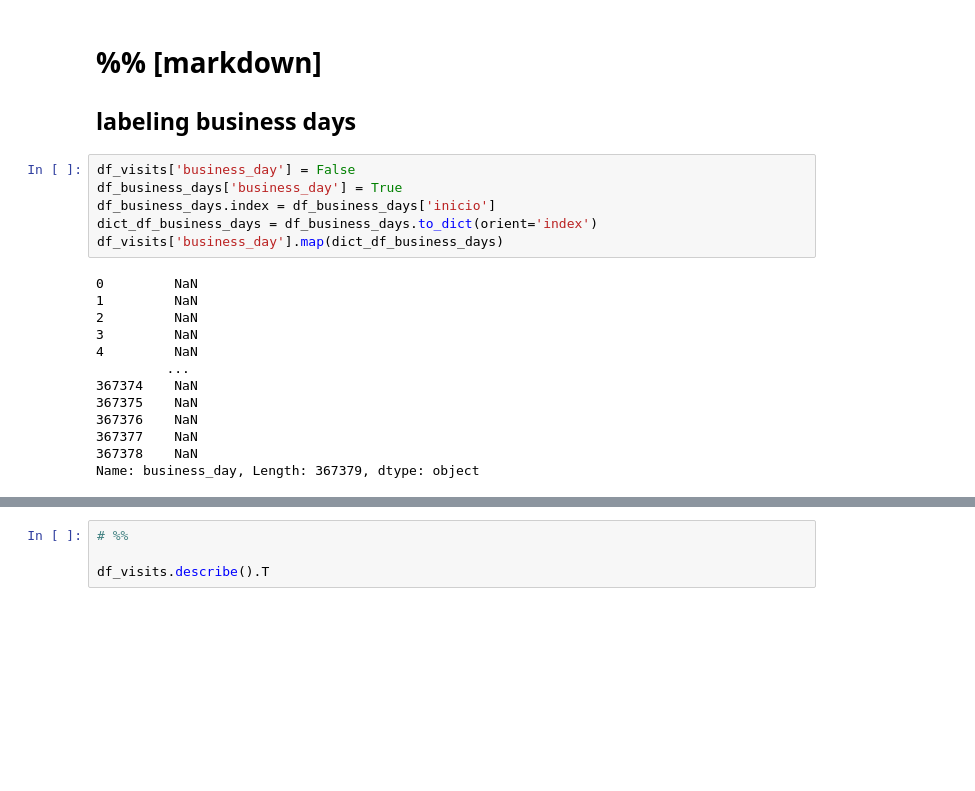
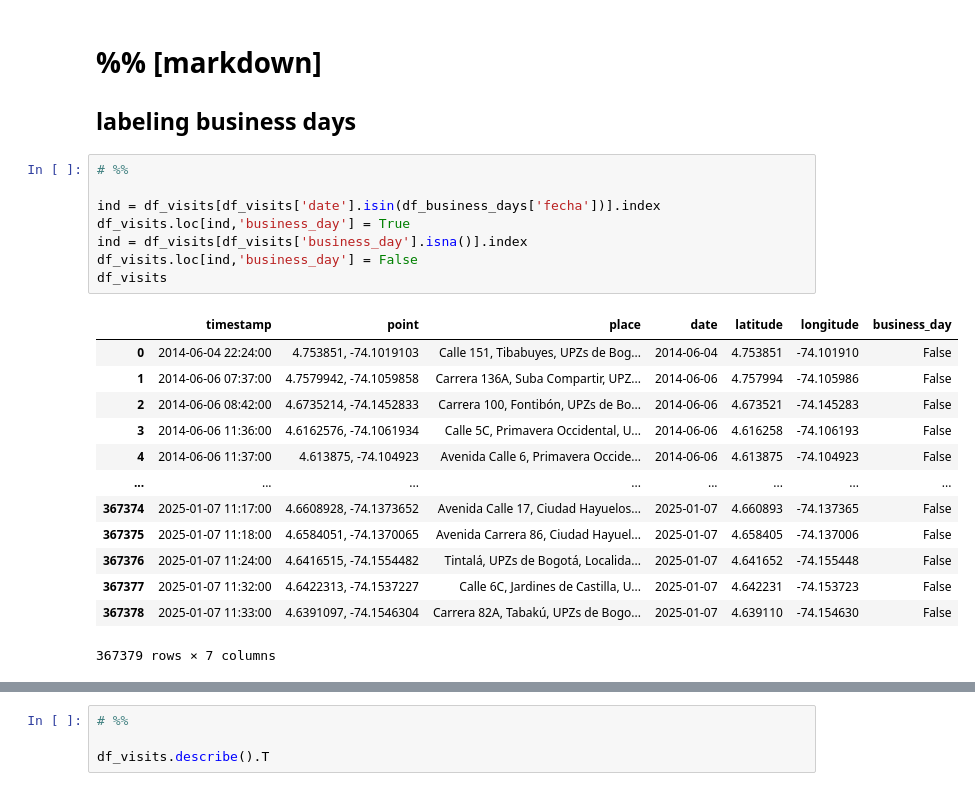
Before and after one commit to DLesmes/groutes_dash, a Jupyter notebook: notebooks/eda.ipynb, the cells around one changed output, grey strips where cells are left out. Saved outputs shown, nothing was run; the diff lists cells and outputs as text; blank space fills up the shorter version.

```diff
--- a/notebooks/eda.ipynb
+++ b/notebooks/eda.ipynb
@@ -178,22 +196,25 @@ df_business_days[object_features_business_days].describe(include='all').T
 # %% [markdown]
 
  ## labeling business days
-# %%
-df_visits['business_day'] = False
-df_business_days['business_day'] = True
-df_business_days.index = df_business_days['inicio']
-dict_df_business_days = df_business_days.to_dict(orient='index')
-df_visits['business_day'].map(dict_df_business_days)
-# %% [output]
-0         NaN
-1         NaN
-2         NaN
-3         NaN
-4         NaN
-         ...
-367374    NaN
-367375    NaN
-367376    NaN
-367377    NaN
-367378    NaN
-Name: business_day, Length: 367379, dtype: object
+# %%
+# %%
+
+ind = df_visits[df_visits['date'].isin(df_business_days['fecha'])].index
+df_visits.loc[ind,'business_day'] = True
+ind = df_visits[df_visits['business_day'].isna()].index
+df_visits.loc[ind,'business_day'] = False
+df_visits
+# %% [output]
+|  | timestamp | point | place | date | latitude | longitude | business_day |
+| 0 | 2014-06-04 22:24:00 | 4.753851, -74.1019103 | Calle 151, Tibabuyes, UPZs de Bog... | 2014-06-04 | 4.753851 | -74.101910 | False |
+| 1 | 2014-06-06 07:37:00 | 4.7579942, -74.1059858 | Carrera 136A, Suba Compartir, UPZ... | 2014-06-06 | 4.757994 | -74.105986 | False |
+| 2 | 2014-06-06 08:42:00 | 4.6735214, -74.1452833 | Carrera 100, Fontibón, UPZs de Bo... | 2014-06-06 | 4.673521 | -74.145283 | False |
+| 3 | 2014-06-06 11:36:00 | 4.6162576, -74.1061934 | Calle 5C, Primavera Occidental, U... | 2014-06-06 | 4.616258 | -74.106193 | False |
+| 4 | 2014-06-06 11:37:00 | 4.613875, -74.104923 | Avenida Calle 6, Primavera Occide... | 2014-06-06 | 4.613875 | -74.104923 | False |
+| ... | ... | ... | ... | ... | ... | ... | ... |
+| 367374 | 2025-01-07 11:17:00 | 4.6608928, -74.1373652 | Avenida Calle 17, Ciudad Hayuelos... | 2025-01-07 | 4.660893 | -74.137365 | False |
+| 367375 | 2025-01-07 11:18:00 | 4.6584051, -74.1370065 | Avenida Carrera 86, Ciudad Hayuel... | 2025-01-07 | 4.658405 | -74.137006 | False |
+| 367376 | 2025-01-07 11:24:00 | 4.6416515, -74.1554482 | Tintalá, UPZs de Bogotá, Localida... | 2025-01-07 | 4.641652 | -74.155448 | False |
+| 367377 | 2025-01-07 11:32:00 | 4.6422313, -74.1537227 | Calle 6C, Jardines de Castilla, U... | 2025-01-07 | 4.642231 | -74.153723 | False |
+| 367378 | 2025-01-07 11:33:00 | 4.6391097, -74.1546304 | Carrera 82A, Tabakú, UPZs de Bogo... | 2025-01-07 | 4.639110 | -74.154630 | False |
+367379 rows × 7 columns
```
Also changed, not shown: parts of 15 cells of this notebook, 1 other file.
